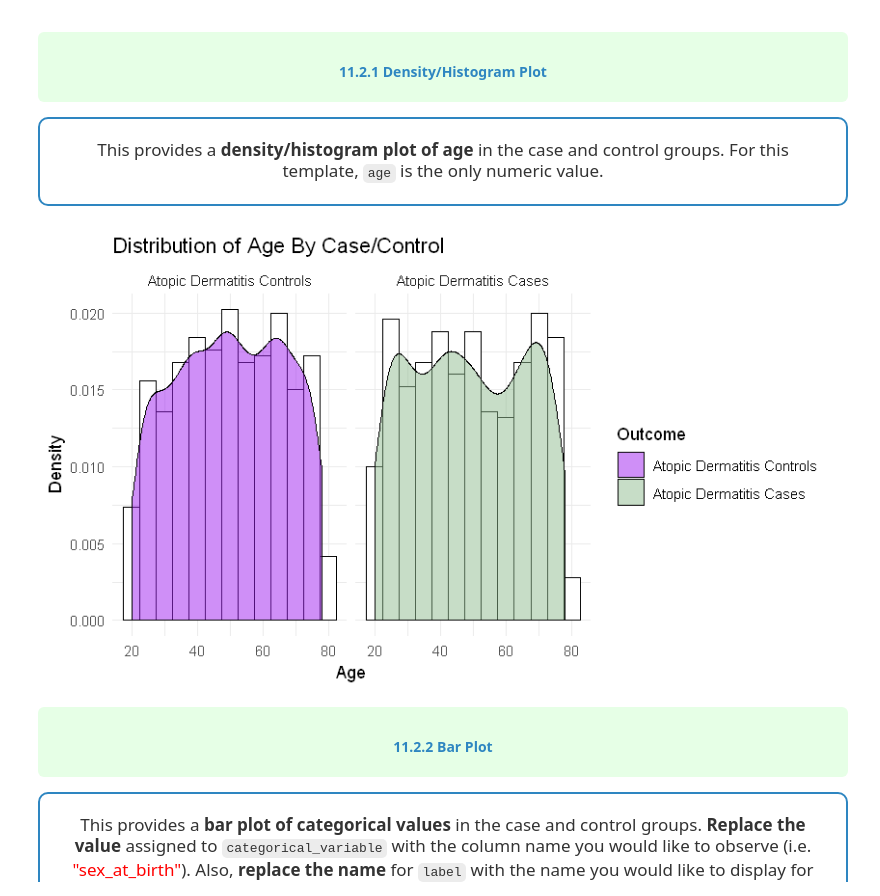
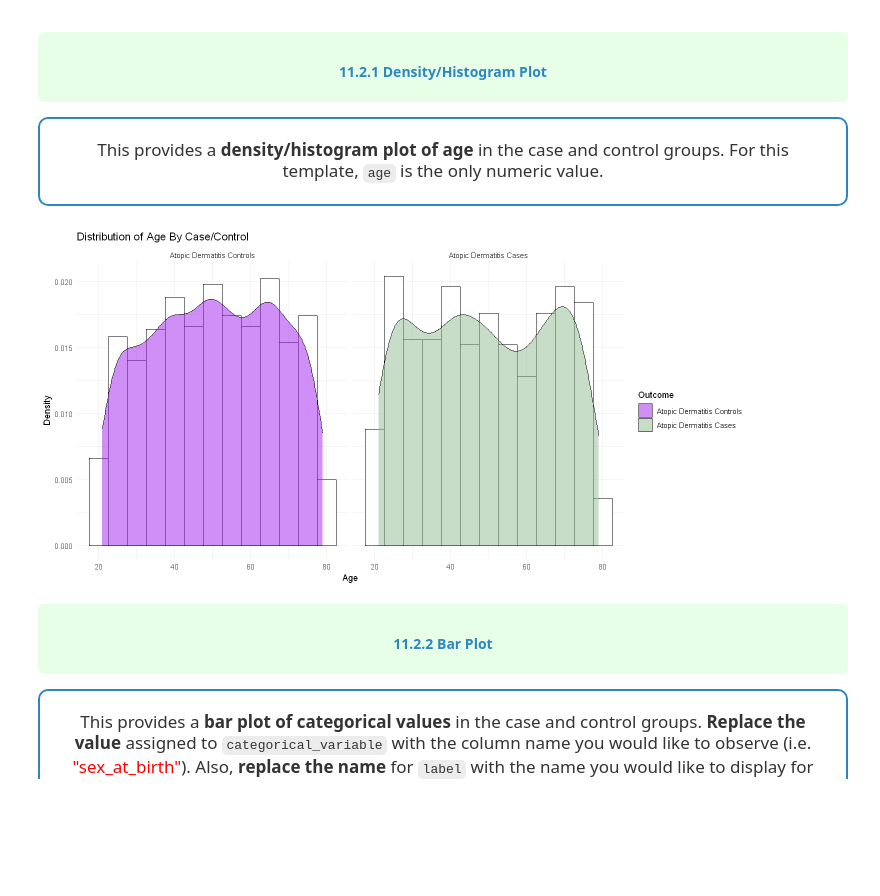
Before and after one commit to AlexisCenname/HSLSCodeTemplates, a Jupyter notebook: R-Association-SyntheticData.ipynb, the cells around one changed output. Saved outputs shown, nothing was run; the diff lists cells and outputs as text; code cells hidden in the pictures; blank space fills up the shorter version.

```diff
--- a/R-Association-SyntheticData.ipynb
+++ b/R-Association-SyntheticData.ipynb
@@ -664,20 +673,20 @@ This provides a <strong>density/histogram plot of age</strong> in the case and c
 # %%
 # Set the figure size parameters to make the plot smaller
 options(
-  repr.plot.width = 7,   # Width in inches
-  repr.plot.height = 4  # Height in inches
+  repr.plot.width = 12,   # Width in inches
+  repr.plot.height = 6  # Height in inches
 )
 
 # Initialize density plot with histogram overlay
 ggplot(data = merged_df, aes(x = age, fill = outcome)) +
   scale_fill_manual(values = c("purple", "darkseagreen"), name = "Outcome") +
   facet_wrap(~outcome) +
-  geom_histogram(aes(y = ..density..), binwidth = 5, colour = "black", fill = "white") +
+  geom_histogram(aes(y = after_stat(density)), binwidth = 5, colour = "black", fill = "white") +
   geom_density(alpha = 0.5) +
   labs(x = "Age", y = "Density", title = "Distribution of Age By Case/Control") +
   theme_minimal()
 # %% [output]
-[figure, old version]
+[figure, new version]
 # %% [markdown]
 <div style="text-align: center; margin-bottom: 15px; background-color: #E6FFE6; padding: 6px; border-radius: 6px;">
 
```
Also changed, not shown: parts of 18 cells of this notebook, 3 other files.
